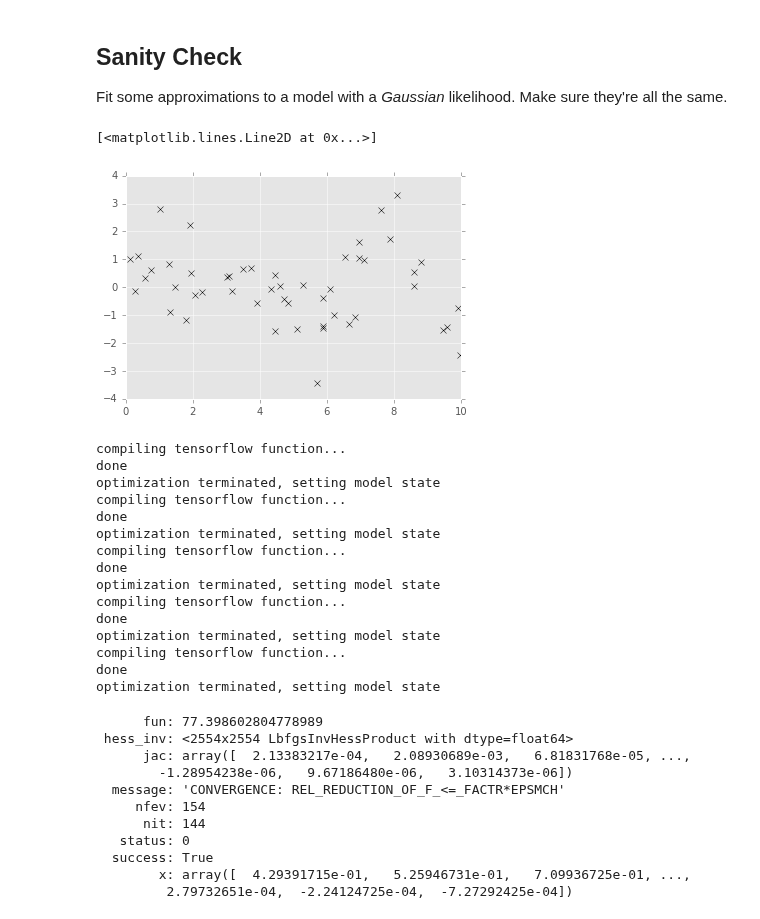
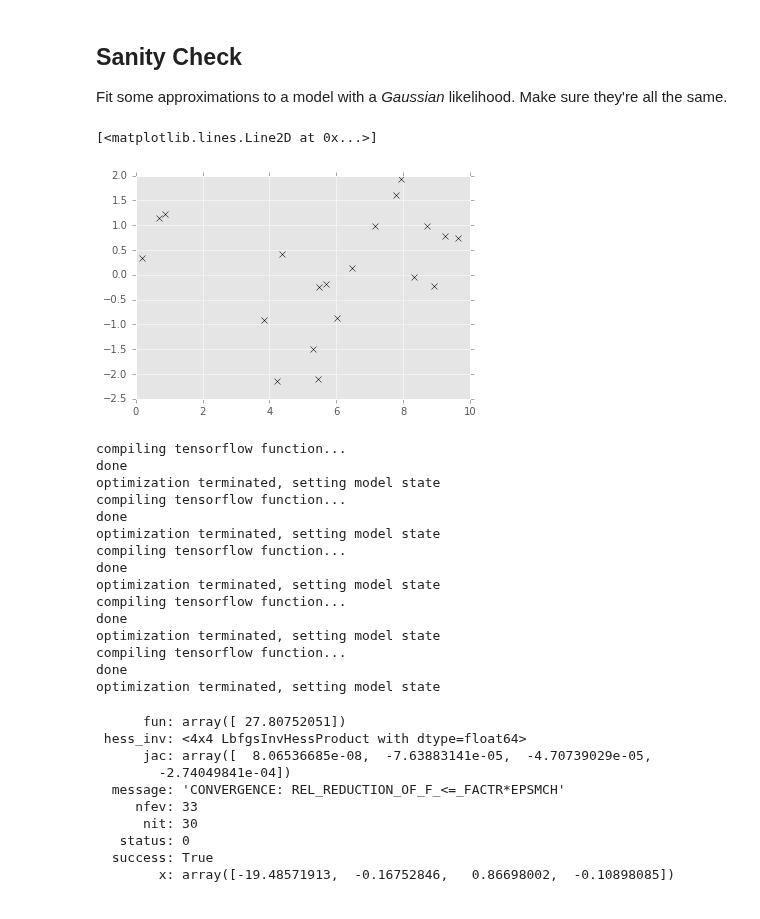
Before and after one commit to GPflow/GPflow, a Jupyter notebook: notebooks/Sanity_check.ipynb, the cells around one changed output. Saved outputs shown, nothing was run; the diff lists cells and outputs as text; code cells hidden in the pictures.

```diff
--- a/notebooks/Sanity_check.ipynb
+++ b/notebooks/Sanity_check.ipynb
@@ -11,12 +11,14 @@ from matplotlib import pyplot as plt
 import matplotlib
 matplotlib.style.use('ggplot')
 # %%
-X = np.random.rand(50,1)*10
+np.random.seed(0)
+X = np.random.rand(20,1)*10
 Y = np.sin(X) + 0.9 * np.cos(X*1.6) + np.random.randn(*X.shape)* 0.8
+Xtest = np.random.rand(10,1)*10
 plt.plot(X, Y, 'kx')
 # %% [output]
 [<matplotlib.lines.Line2D at 0x...>]
-[figure, old version]
+[figure, new version]
 # %%
 m1 = GPflow.gpr.GPR(X, Y, kern=GPflow.kernels.RBF(1))
 m2 = GPflow.vgp.VGP(X, Y, GPflow.kernels.RBF(1), likelihood=GPflow.likelihoods.Gaussian())
@@ -27,11 +33,12 @@ m4.Z.fixed=True
 m5 = GPflow.sgpr.SGPR(X, Y, GPflow.kernels.RBF(1)+GPflow.kernels.White(1), Z=X.copy())
 m5.Z.fixed = True
 # %%
-m5.optimize()
+
 m1.optimize()
 m2.optimize()
 m3.optimize()
 m4.optimize()
+m5.optimize()
 # %% [output]
 compiling tensorflow function...
 done
@@ -48,17 +55,16 @@ optimization terminated, setting model state
 compiling tensorflow function...
 done
 optimization terminated, setting model state
-      fun: 77.398602804778989
- hess_inv: <2554x2554 LbfgsInvHessProduct with dtype=float64>
-      jac: array([  2.13383217e-04,   2.08930689e-03,   6.81831768e-05, ...,
-        -1.28954238e-06,   9.67186480e-06,   3.10314373e-06])
+      fun: array([ 27.80752051])
+ hess_inv: <4x4 LbfgsInvHessProduct with dtype=float64>
+      jac: array([  8.06536685e-08,  -7.63883141e-05,  -4.70739029e-05,
+        -2.74049841e-04])
   message: 'CONVERGENCE: REL_REDUCTION_OF_F_<=_FACTR*EPSMCH'
-     nfev: 154
-      nit: 144
+     nfev: 33
+      nit: 30
    status: 0
   success: True
-        x: array([  4.29391715e-01,   5.25946731e-01,   7.09936725e-01, ...,
-         2.79732651e-04,  -2.24124725e-04,  -7.27292425e-04])
+        x: array([-19.48571913,  -0.16752846,   0.86698002,  -0.10898085])
 # %%
 xx = np.linspace(-1, 11, 100)[:,None]
 
```
Also changed, not shown: parts of 9 cells of this notebook, 1 other file.
